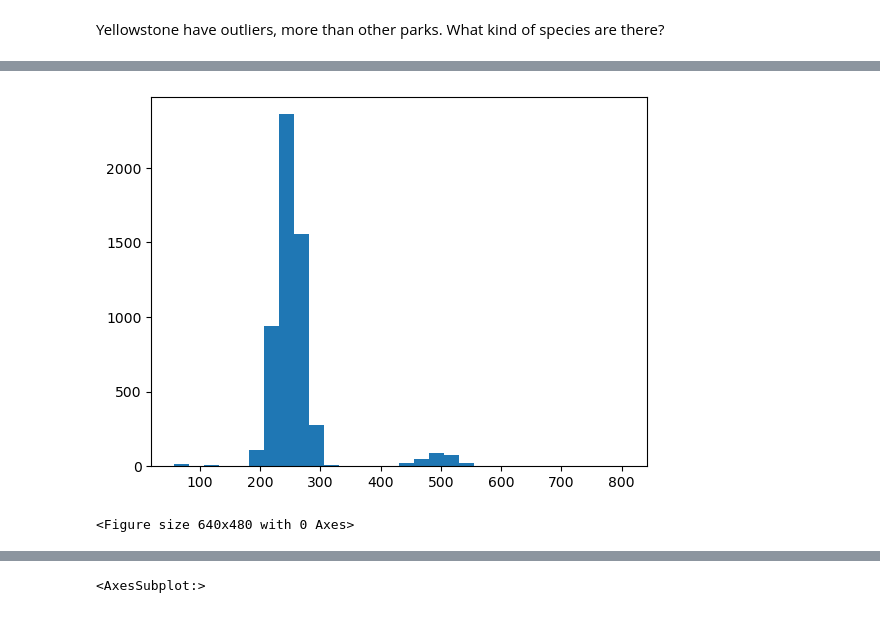
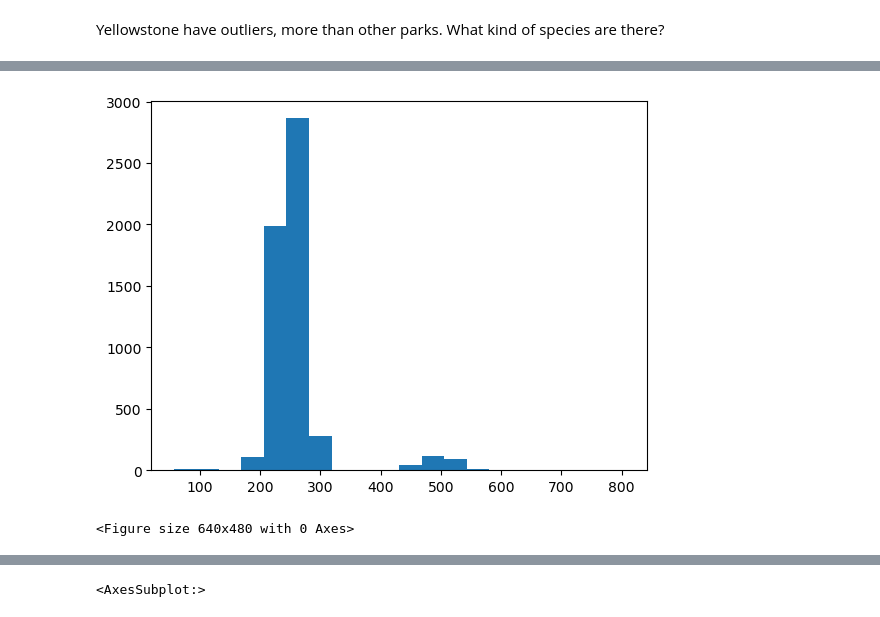
Before and after one commit to cacaprog/learning-projects, a Jupyter notebook: biodiversity/biodiversity.ipynb, the cells around one changed output, grey strips where cells are left out. Cells and saved outputs as stored; diff of their text form; code cells hidden in the pictures.

```diff
--- a/biodiversity/biodiversity.ipynb
+++ b/biodiversity/biodiversity.ipynb
@@ -394,0 +438,8 @@ memory usage: 1.2+ MB
+# %%
+# Create a dictionary of label
+conservation_dict = {'Species of Concern': 1, 'Endangered': 2, 'Threatened': 3, 'In Recovery': 4}
+
+# create a new column
+species_df['conservation_rating'] = species_df['conservation_status'].map(conservation_dict)
+
+species_df.head(20)
@@ -431,7 +836,7 @@ yellowstone_park.head()
 # %%
-plt.hist(x='observations', bins= 30, data=yellowstone_park)
+plt.hist(x='observations', bins= 20, data=yellowstone_park)
 plt.show()
 plt.clf()
 # %% [output]
-[figure, old version]
+[figure, new version]
 <Figure size 640x480 with 0 Axes>
```
Also changed, not shown: parts of 47 cells of this notebook.
